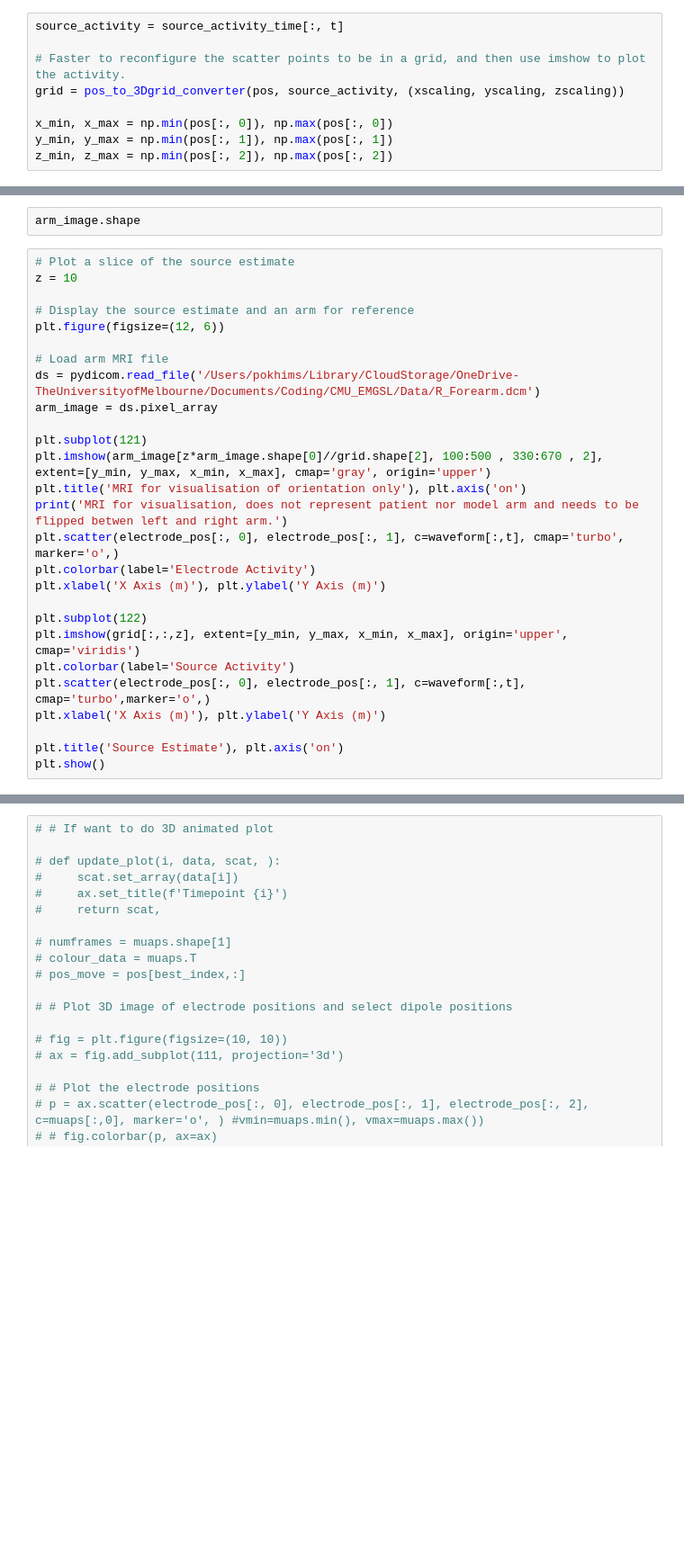
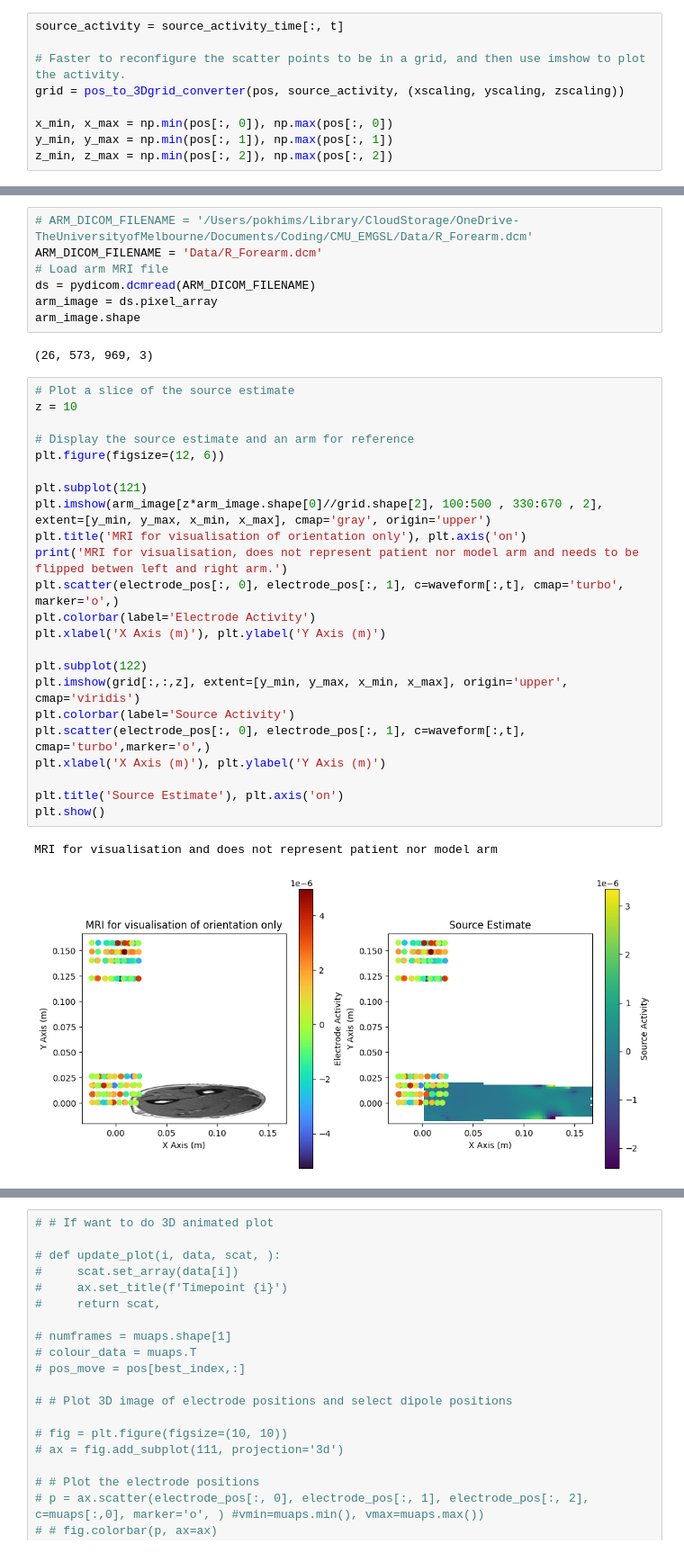
Before and after one commit to Spokhim/CMU_EMGSL, a Jupyter notebook: EMG_pipeline.ipynb, the cells around one changed output, grey strips where cells are left out. Shown at 90% size. Cells and saved outputs as stored; diff of their text form; blank space fills up the shorter version.

```diff
--- a/EMG_pipeline.ipynb
+++ b/EMG_pipeline.ipynb
@@ -328,32 +348,38 @@ grid.shape
-# %%
-arm_image.shape
+# %%
+# ARM_DICOM_FILENAME = '/Users/pokhims/Library/CloudStorage/OneDrive-TheUniversityofMelbourne/Documents/Coding/CMU_EMGSL/Data/R_Forearm.dcm'
+ARM_DICOM_FILENAME = 'Data/R_Forearm.dcm'
+# Load arm MRI file
+ds = pydicom.dcmread(ARM_DICOM_FILENAME)
+arm_image = ds.pixel_array
+arm_image.shape
+# %% [output]
+(26, 573, 969, 3)
 # %%
 # Plot a slice of the source estimate
 z = 10
 
 # Display the source estimate and an arm for reference
 plt.figure(figsize=(12, 6))
-
-# Load arm MRI file
-ds = pydicom.read_file('/Users/pokhims/Library/CloudStorage/OneDrive-TheUniversityofMelbourne/Documents/Coding/CMU_EMGSL/Data/R_Forearm.dcm')
-arm_image = ds.pixel_array
 
 plt.subplot(121)
 plt.imshow(arm_image[z*arm_image.shape[0]//grid.shape[2], 100:500 , 330:670 , 2], extent=[y_min, y_max, x_min, x_max], cmap='gray', origin='upper')
 plt.title('MRI for visualisation of orientation only'), plt.axis('on')
 print('MRI for visualisation, does not represent patient nor model arm and needs to be flipped betwen left and right arm.')
 plt.scatter(electrode_pos[:, 0], electrode_pos[:, 1], c=waveform[:,t], cmap='turbo', marker='o',)
 plt.colorbar(label='Electrode Activity')
 plt.xlabel('X Axis (m)'), plt.ylabel('Y Axis (m)')
 
 plt.subplot(122)
 plt.imshow(grid[:,:,z], extent=[y_min, y_max, x_min, x_max], origin='upper', cmap='viridis')
 plt.colorbar(label='Source Activity')
 plt.scatter(electrode_pos[:, 0], electrode_pos[:, 1], c=waveform[:,t], cmap='turbo',marker='o',)
 plt.xlabel('X Axis (m)'), plt.ylabel('Y Axis (m)')
 
 plt.title('Source Estimate'), plt.axis('on')
 plt.show()
+# %% [output]
+MRI for visualisation and does not represent patient nor model arm
+[figure, added]
 # %%
 # Plot all the slices
 # This is hard to use when there are too many slices!  May need to change the matplotlib viewer if too many slices
```
Also changed, not shown: parts of 10 cells of this notebook, 1 other file.
